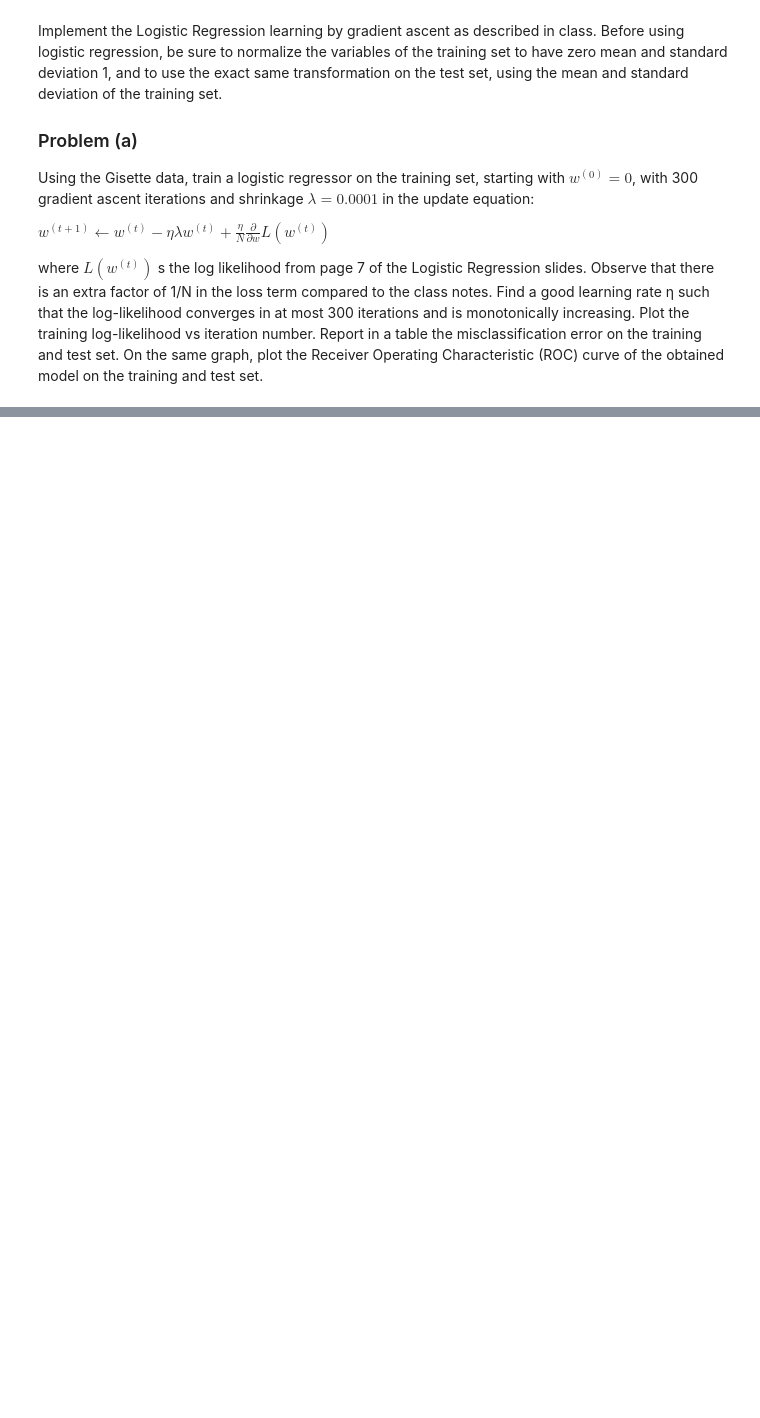
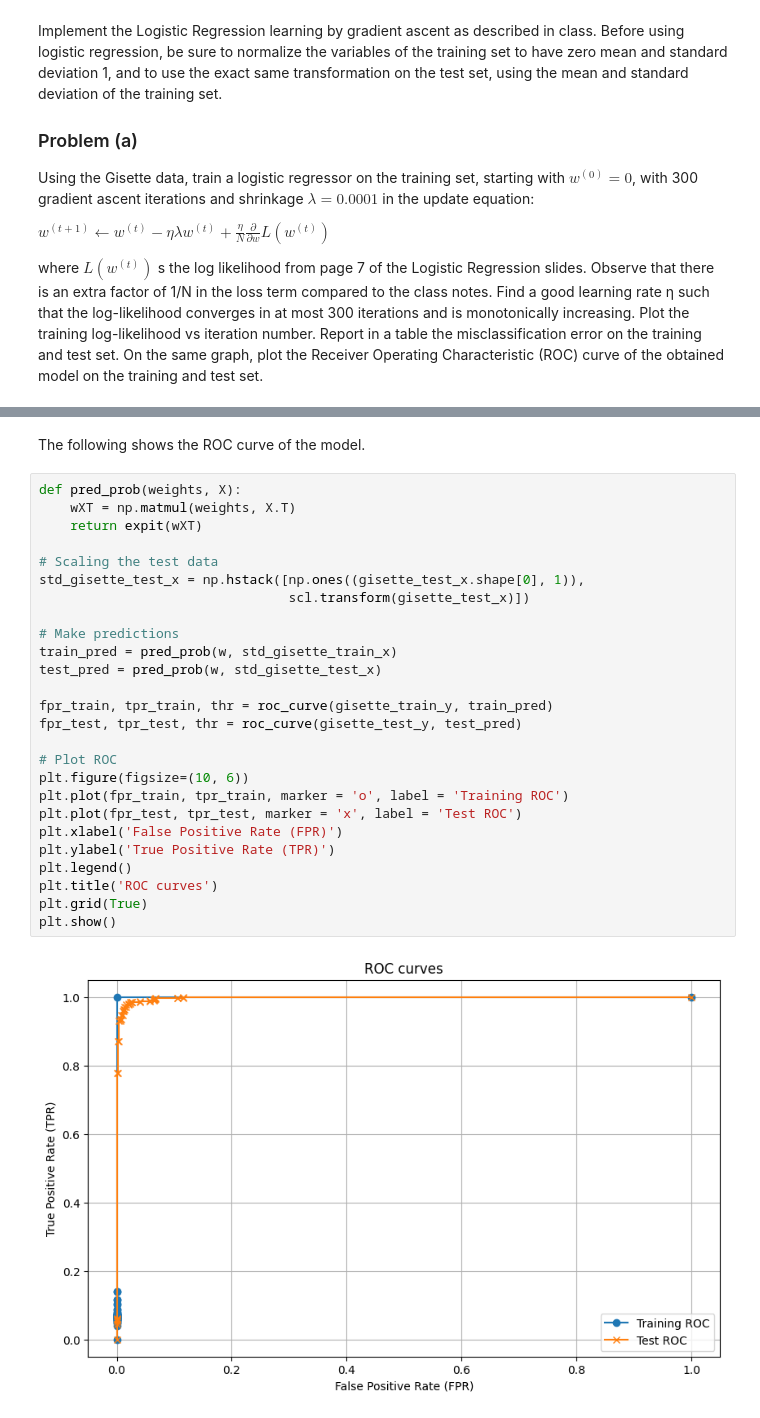
Before and after one commit to mao1756/STA5635_fa23, a Jupyter notebook: HW3/HW3.ipynb, the cells around one changed output, grey strips where cells are left out. Saved outputs shown, nothing was run; the diff lists cells and outputs as text; blank space fills up the shorter version.

```diff
--- a/HW3/HW3.ipynb
+++ b/HW3/HW3.ipynb
@@ -47,0 +153,30 @@ curve of the obtained model on the training and test set.
+# %% [markdown]
+The following shows the ROC curve of the model.
+# %%
+def pred_prob(weights, X):
+    wXT = np.matmul(weights, X.T)
+    return expit(wXT)
+
+# Scaling the test data
+std_gisette_test_x = np.hstack([np.ones((gisette_test_x.shape[0], 1)),
+                                scl.transform(gisette_test_x)])
+
+# Make predictions
+train_pred = pred_prob(w, std_gisette_train_x)
+test_pred = pred_prob(w, std_gisette_test_x)
+
+fpr_train, tpr_train, thr = roc_curve(gisette_train_y, train_pred)
+fpr_test, tpr_test, thr = roc_curve(gisette_test_y, test_pred)
+
+# Plot ROC
+plt.figure(figsize=(10, 6))
+plt.plot(fpr_train, tpr_train, marker = 'o', label = 'Training ROC')
+plt.plot(fpr_test, tpr_test, marker = 'x', label = 'Test ROC')
+plt.xlabel('False Positive Rate (FPR)')
+plt.ylabel('True Positive Rate (TPR)')
+plt.legend()
+plt.title('ROC curves')
+plt.grid(True)
+plt.show()
+# %% [output]
+[figure, added]
```
Also changed, not shown: parts of 7 cells of this notebook.
